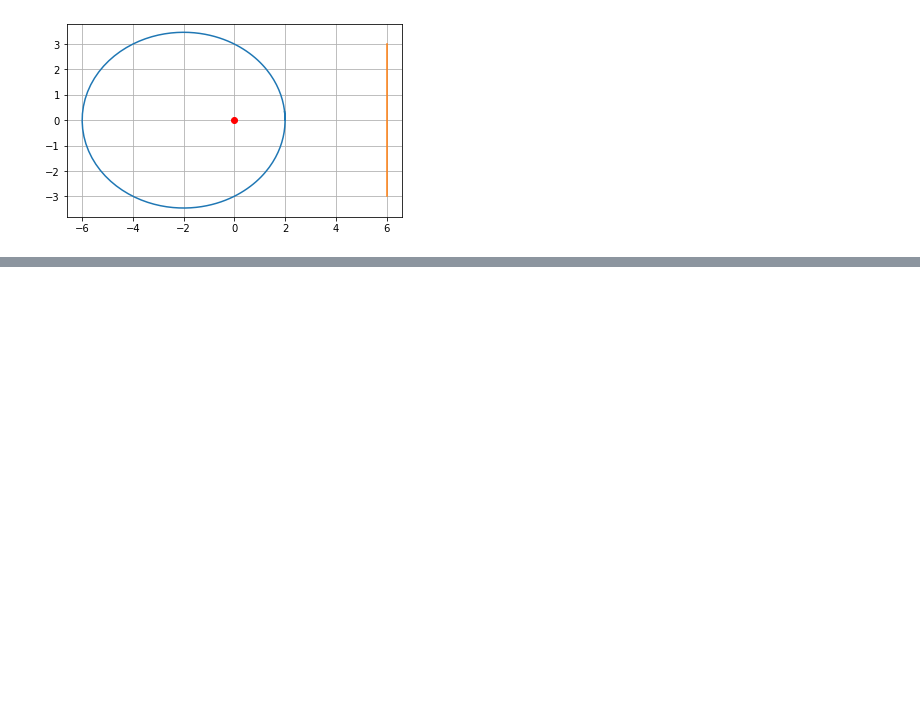
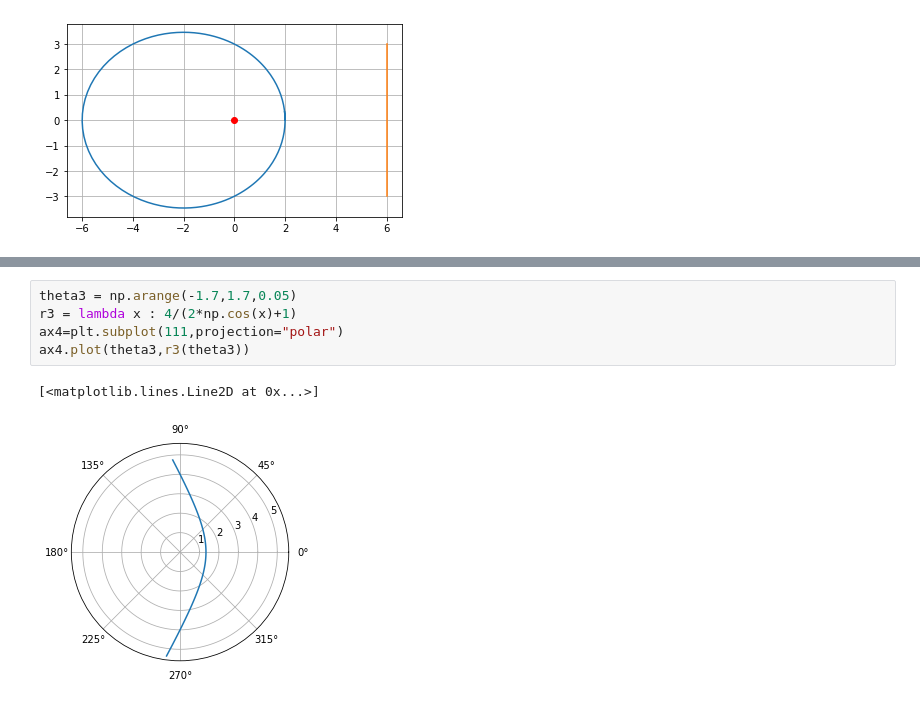
Before and after one commit to patonelli/map2110-modelagem, a Jupyter notebook: conicas2.ipynb, the cells around one changed output, grey strips where cells are left out. Drawn from its saved outputs; the diff is of its cells as text; blank space fills up the shorter version.

```diff
--- a/conicas2.ipynb
+++ b/conicas2.ipynb
@@ -81,0 +90,8 @@ plt.savefig('conica4.png',format="png")
+# %%
+theta3 = np.arange(-1.7,1.7,0.05)
+r3 = lambda x : 4/(2*np.cos(x)+1)
+ax4=plt.subplot(111,projection="polar")
+ax4.plot(theta3,r3(theta3))
+# %% [output]
+[<matplotlib.lines.Line2D at 0x...>]
+[figure, added]
```
Also changed, not shown: parts of 6 cells of this notebook.
